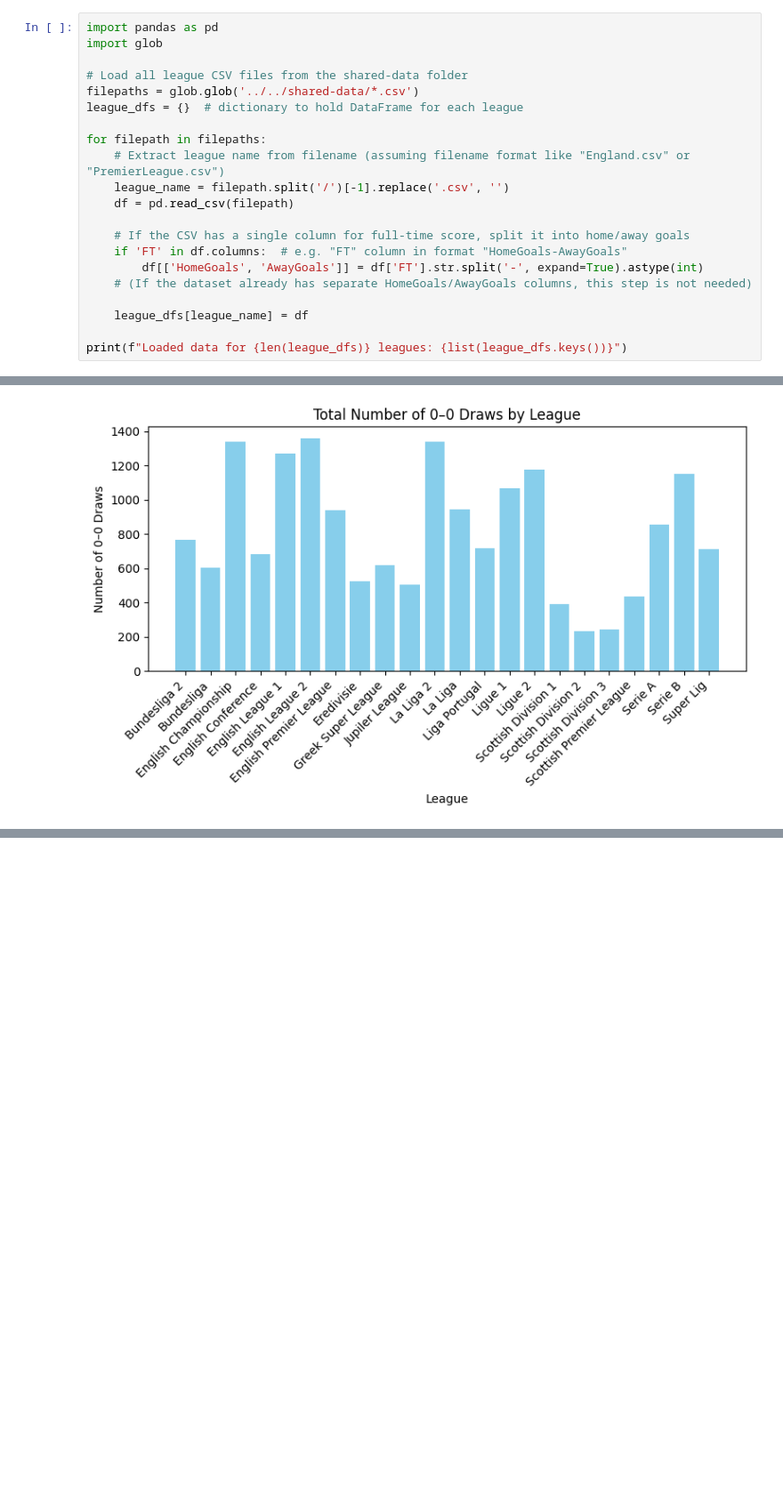
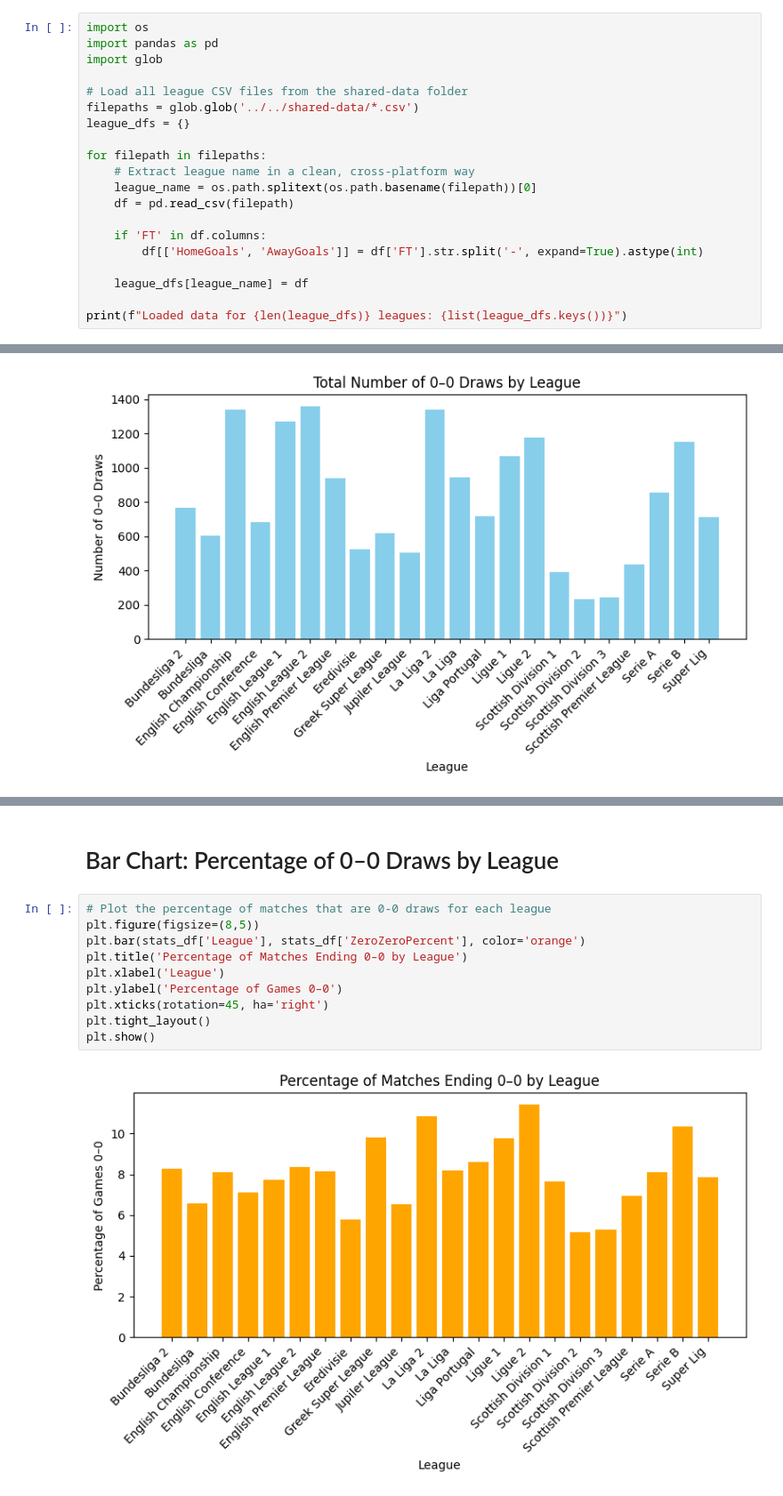
Before and after one commit to safiabduljamil/European-Football-Matches, a Jupyter notebook: contributors/Abdul Safi/main.ipynb, the cells around one changed output, grey strips where cells are left out. Shown at 89% size. Cells and saved outputs as stored; diff of their text form; blank space fills up the shorter version.

```diff
--- a/contributors/Abdul Safi/main.ipynb
+++ b/contributors/Abdul Safi/main.ipynb
@@ -204,21 +207,20 @@ Data Loading
 First, we load the necessary libraries and read in the match data for each league. The data for each league is stored as a CSV file in the shared-data folder. We will iterate through all CSV files in that directory. Each file corresponds to a particular league’s matches.
 # %%
+import os
 import pandas as pd
 import glob
 
 # Load all league CSV files from the shared-data folder
 filepaths = glob.glob('../../shared-data/*.csv')
-league_dfs = {}  # dictionary to hold DataFrame for each league
+league_dfs = {}
 
 for filepath in filepaths:
-    # Extract league name from filename (assuming filename format like "England.csv" or "PremierLeague.csv")
-    league_name = filepath.split('/')[-1].replace('.csv', '')
+    # Extract league name in a clean, cross-platform way
+    league_name = os.path.splitext(os.path.basename(filepath))[0]
     df = pd.read_csv(filepath)
 
-    # If the CSV has a single column for full-time score, split it into home/away goals
-    if 'FT' in df.columns:  # e.g. "FT" column in format "HomeGoals-AwayGoals"
+    if 'FT' in df.columns:
         df[['HomeGoals', 'AwayGoals']] = df['FT'].str.split('-', expand=True).astype(int)
-    # (If the dataset already has separate HomeGoals/AwayGoals columns, this step is not needed)
 
     league_dfs[league_name] = df
 
@@ -303,0 +312,14 @@ plt.show()
+# %% [markdown]
+# Bar Chart: Percentage of 0–0 Draws by League
+# %%
+# Plot the percentage of matches that are 0-0 draws for each league
+plt.figure(figsize=(8,5))
+plt.bar(stats_df['League'], stats_df['ZeroZeroPercent'], color='orange')
+plt.title('Percentage of Matches Ending 0–0 by League')
+plt.xlabel('League')
+plt.ylabel('Percentage of Games 0–0')
+plt.xticks(rotation=45, ha='right')
+plt.tight_layout()
+plt.show()
+# %% [output]
+[figure, added]
```
Also changed, not shown: parts of 11 cells of this notebook.
